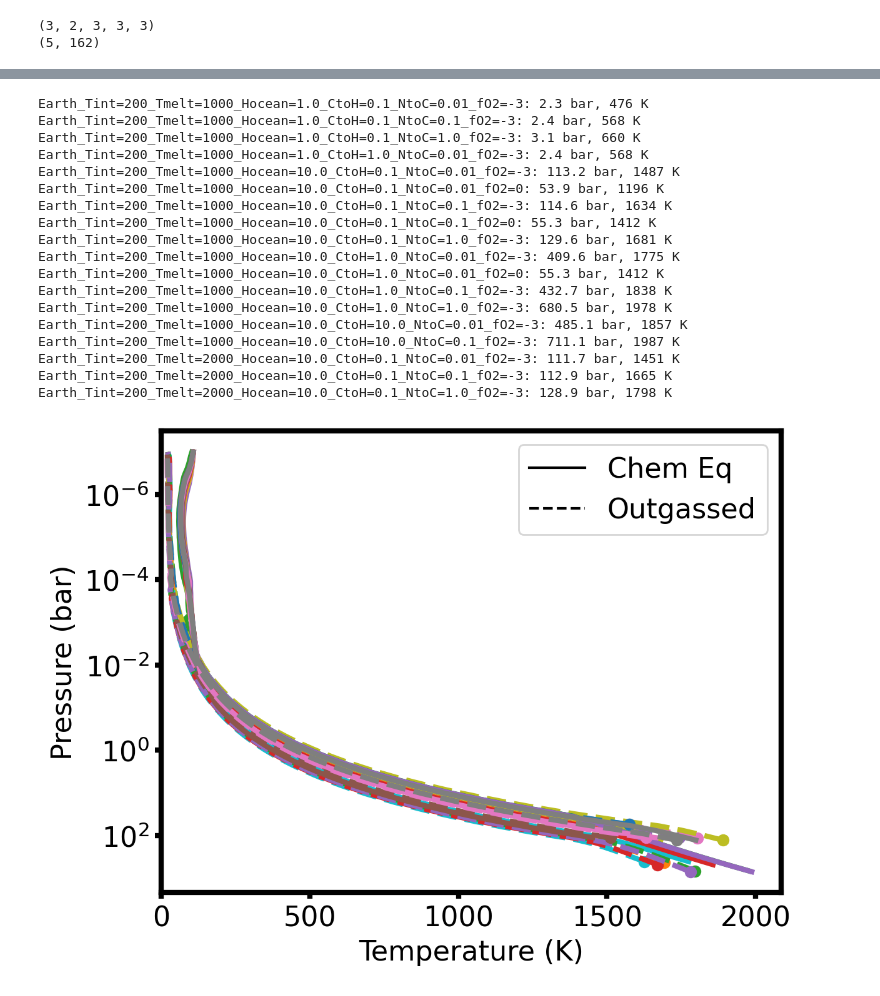
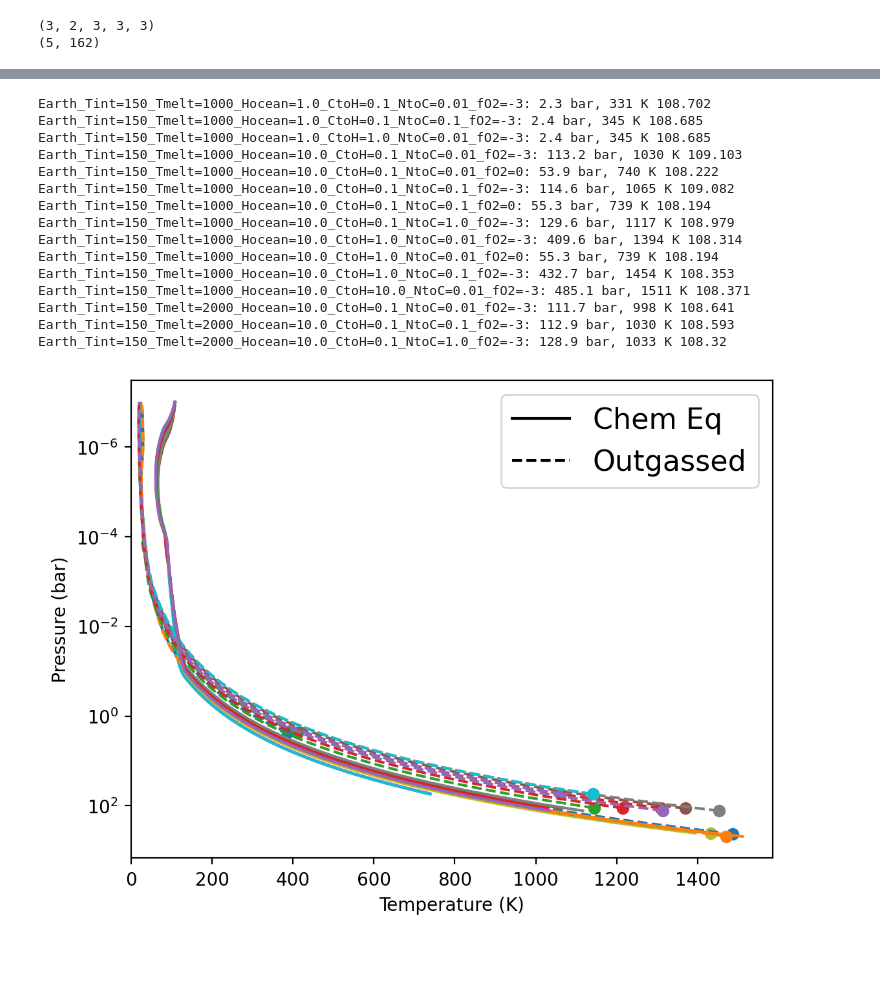
Before and after one commit to DavidDahlbudding/chelio, a Jupyter notebook: analyze/C_cornerplots.ipynb, the cells around one changed output, grey strips where cells are left out. Cells and saved outputs as stored; diff of their text form; code cells hidden in the pictures; blank space fills up the shorter version.

```diff
--- a/analyze/C_cornerplots.ipynb
+++ b/analyze/C_cornerplots.ipynb
@@ -130,19 +146,23 @@ mask_lowP = Psurfs < 1e0
 mask_noConv = np.logical_and(np.logical_not(converged_mask), np.logical_not(mask_lowP))
 mask_noConv = np.logical_and(mask_noConv, np.logical_not(np.isnan(Psurfs)))
 mask_Tconst = np.array([np.all(np.abs(run.temperatures_K[0,:] - 500) < 1e-1) for run in runs])
+#mask_GGfail = np.array([run.temperatures_K[0,-1] == 0.0 for run in runs])
 
 if np.sum(mask_noConv) > 0:
-    labels = ['converged', 'low P', 'GGchem fails', 'not converged']
+    mask_labels = ['converged', 'low P', 'GGchem fails', 'not converged']
     masks = [converged_mask, mask_lowP, mask_Tconst, mask_noConv]
 else:
-    labels = ['converged', 'low P', 'GGchem fails']
+    mask_labels = ['converged', 'low P', 'GGchem fails']
     masks = [converged_mask, mask_lowP, mask_Tconst]
 
 plt.figure(figsize=(8,4))
 
-for i,mask in enumerate(masks):
-    print(labels[i], np.sum(mask))
-    plt.hist(np.log10(Psurfs[mask]), bins=20, range=(-1.5, 3.5), label=labels[i])
+hist_data = []
+for i,mask in enumerate(masks[:]):
+    print(mask_labels[i], np.sum(mask))
+    hist_data.append(np.log10(Psurfs[mask]))
+
+plt.hist(hist_data, bins=20, range=(-1.5, 3.5), label=mask_labels, stacked=True)
 
 plt.xlabel(r'log$_{10}$(P$_{surf}$ [bar])')
 plt.ylabel('Number of runs')
@@ -163,7 +184,7 @@ layer = 0 # (surface layer = 0)
 #colors = plt.cm.plasma(colors/(np.nanmax(colors)+1))
 colors = ['green' if run.iterations_read[-1] > 0 else 'red' for run in runs]
 
-plot_all = False
+plot_all = True
 if plot_all:
     n_mols = len(vmrs.keys())
     n_rows = 2 #np.ceil(np.sqrt(n_mols)).astype('int')
@@ -209,7 +230,7 @@ else:
     ax.legend(handles=handles, loc='best')
 
 #set_white(ax)
-increase_size(ax, linewidth=3, fontsize=16, legendloc='no')
+#increase_size(ax, linewidth=3, fontsize=16, legendloc='no')
 fig.tight_layout()
 
 #fig.savefig(f'images/Poster_Venice/ggchem_vmr_comparison_{mol}.svg', format='svg', transparent=True)
@@ -218,7 +239,10 @@ fig.tight_layout()
 # %%
+hist_data = []
 for i,mask in enumerate(masks):
-    print(labels[i], np.sum(mask))
-    plt.hist(np.log10(vmrs['CO2'][mask]), bins=30, range=(-12, 0), label=labels[i])
+    print(mask_labels[i], np.sum(mask))
+    hist_data.append(np.log10(vmrs['CO2'][mask]))
+
+plt.hist(hist_data, bins=30, range=(-12, 0), label=mask_labels, stacked=True)
 
 plt.legend()
 # %% [output]
@@ -230,52 +255,49 @@ GGchem fails 126
 # %%
 # plot temperature profiles
 for i, run in enumerate(runs):
     if run.final_convergence_status:
         if np.all(np.abs(run.temperatures_K[0,:] - 500) > 1e-1):
-            print(f'{run.run_name}: {run.pressures_bar[0,0]:.1f} bar, {run.temperatures_K[0,0]:.0f} K')
+            print(f'{run.run_name}: {run.pressures_bar[0,0]:.1f} bar, {run.temperatures_K[0,0]:.0f} K', run.temperatures_K[0,-1])
             line = plt.plot(run.temperatures_K[0,:], run.pressures_bar[0,:], label=run.run_name)
             plt.plot(PTs[i][:,1], PTs[i][:,0], color=line[0].get_color(), linestyle='--')
             plt.plot(PTs[i][0,1], PTs[i][0,0], color=line[0].get_color(), marker='o')
 
 plt.yscale('log')
 plt.gca().invert_yaxis()
 plt.xlim(0, None)
 #plt.ylim(5e2, 1e0)
 plt.xlabel('Temperature (K)')
 plt.ylabel('Pressure (bar)')
 #plt.legend(bbox_to_anchor=(1.1, 0.3))
 
 legend_labels = ['Chem Eq', 'Outgassed']
 linestyles = ['-', '--']
 handles, labels = [], []
 for linestyle, label in zip(linestyles, legend_labels):
     handles.append(plt.Line2D([0], [0], color='black', linestyle=linestyle))
     labels.append(label)
 plt.legend(handles=handles, labels=labels, loc='best', fontsize=16)
 
-increase_size(plt.gca(), linewidth=3, fontsize=16, legendloc='no')
+#increase_size(plt.gca(), linewidth=3, fontsize=16, legendloc='no')
 
 plt.show()
 # %% [output]
-Earth_Tint=200_Tmelt=1000_Hocean=1.0_CtoH=0.1_NtoC=0.01_fO2=-3: 2.3 bar, 476 K
-Earth_Tint=200_Tmelt=1000_Hocean=1.0_CtoH=0.1_NtoC=0.1_fO2=-3: 2.4 bar, 568 K
-Earth_Tint=200_Tmelt=1000_Hocean=1.0_CtoH=0.1_NtoC=1.0_fO2=-3: 3.1 bar, 660 K
-Earth_Tint=200_Tmelt=1000_Hocean=1.0_CtoH=1.0_NtoC=0.01_fO2=-3: 2.4 bar, 568 K
-Earth_Tint=200_Tmelt=1000_Hocean=10.0_CtoH=0.1_NtoC=0.01_fO2=-3: 113.2 bar, 1487 K
-Earth_Tint=200_Tmelt=1000_Hocean=10.0_CtoH=0.1_NtoC=0.01_fO2=0: 53.9 bar, 1196 K
-Earth_Tint=200_Tmelt=1000_Hocean=10.0_CtoH=0.1_NtoC=0.1_fO2=-3: 114.6 bar, 1634 K
-Earth_Tint=200_Tmelt=1000_Hocean=10.0_CtoH=0.1_NtoC=0.1_fO2=0: 55.3 bar, 1412 K
-Earth_Tint=200_Tmelt=1000_Hocean=10.0_CtoH=0.1_NtoC=1.0_fO2=-3: 129.6 bar, 1681 K
-Earth_Tint=200_Tmelt=1000_Hocean=10.0_CtoH=1.0_NtoC=0.01_fO2=-3: 409.6 bar, 1775 K
-Earth_Tint=200_Tmelt=1000_Hocean=10.0_CtoH=1.0_NtoC=0.01_fO2=0: 55.3 bar, 1412 K
-Earth_Tint=200_Tmelt=1000_Hocean=10.0_CtoH=1.0_NtoC=0.1_fO2=-3: 432.7 bar, 1838 K
-Earth_Tint=200_Tmelt=1000_Hocean=10.0_CtoH=1.0_NtoC=1.0_fO2=-3: 680.5 bar, 1978 K
-Earth_Tint=200_Tmelt=1000_Hocean=10.0_CtoH=10.0_NtoC=0.01_fO2=-3: 485.1 bar, 1857 K
-Earth_Tint=200_Tmelt=1000_Hocean=10.0_CtoH=10.0_NtoC=0.1_fO2=-3: 711.1 bar, 1987 K
-Earth_Tint=200_Tmelt=2000_Hocean=10.0_CtoH=0.1_NtoC=0.01_fO2=-3: 111.7 bar, 1451 K
-Earth_Tint=200_Tmelt=2000_Hocean=10.0_CtoH=0.1_NtoC=0.1_fO2=-3: 112.9 bar, 1665 K
-Earth_Tint=200_Tmelt=2000_Hocean=10.0_CtoH=0.1_NtoC=1.0_fO2=-3: 128.9 bar, 1798 K
+Earth_Tint=150_Tmelt=1000_Hocean=1.0_CtoH=0.1_NtoC=0.01_fO2=-3: 2.3 bar, 331 K 108.702
+Earth_Tint=150_Tmelt=1000_Hocean=1.0_CtoH=0.1_NtoC=0.1_fO2=-3: 2.4 bar, 345 K 108.685
+Earth_Tint=150_Tmelt=1000_Hocean=1.0_CtoH=1.0_NtoC=0.01_fO2=-3: 2.4 bar, 345 K 108.685
+Earth_Tint=150_Tmelt=1000_Hocean=10.0_CtoH=0.1_NtoC=0.01_fO2=-3: 113.2 bar, 1030 K 109.103
+Earth_Tint=150_Tmelt=1000_Hocean=10.0_CtoH=0.1_NtoC=0.01_fO2=0: 53.9 bar, 740 K 108.222
+Earth_Tint=150_Tmelt=1000_Hocean=10.0_CtoH=0.1_NtoC=0.1_fO2=-3: 114.6 bar, 1065 K 109.082
+Earth_Tint=150_Tmelt=1000_Hocean=10.0_CtoH=0.1_NtoC=0.1_fO2=0: 55.3 bar, 739 K 108.194
+Earth_Tint=150_Tmelt=1000_Hocean=10.0_CtoH=0.1_NtoC=1.0_fO2=-3: 129.6 bar, 1117 K 108.979
+Earth_Tint=150_Tmelt=1000_Hocean=10.0_CtoH=1.0_NtoC=0.01_fO2=-3: 409.6 bar, 1394 K 108.314
+Earth_Tint=150_Tmelt=1000_Hocean=10.0_CtoH=1.0_NtoC=0.01_fO2=0: 55.3 bar, 739 K 108.194
+Earth_Tint=150_Tmelt=1000_Hocean=10.0_CtoH=1.0_NtoC=0.1_fO2=-3: 432.7 bar, 1454 K 108.353
+Earth_Tint=150_Tmelt=1000_Hocean=10.0_CtoH=10.0_NtoC=0.01_fO2=-3: 485.1 bar, 1511 K 108.371
+Earth_Tint=150_Tmelt=2000_Hocean=10.0_CtoH=0.1_NtoC=0.01_fO2=-3: 111.7 bar, 998 K 108.641
+Earth_Tint=150_Tmelt=2000_Hocean=10.0_CtoH=0.1_NtoC=0.1_fO2=-3: 112.9 bar, 1030 K 108.593
+Earth_Tint=150_Tmelt=2000_Hocean=10.0_CtoH=0.1_NtoC=1.0_fO2=-3: 128.9 bar, 1033 K 108.32
-[figure, old version]
+[figure, new version]
 # %%
 param = 'iterations_read'
 
```
Also changed, not shown: parts of 10 cells of this notebook, 4 other files.
